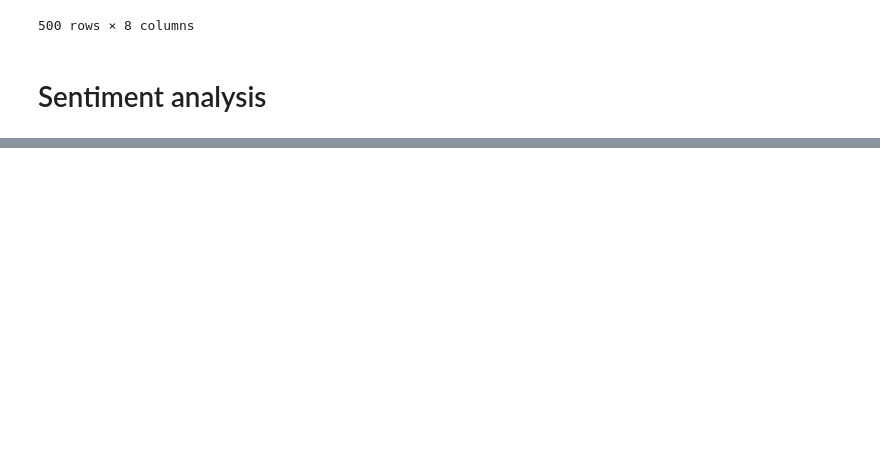
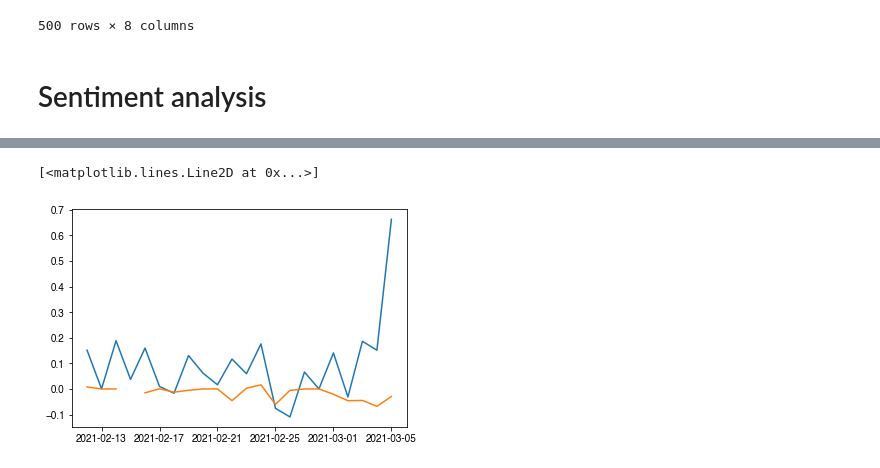
Before and after one commit to alessandraquig/SentimentAnalysisSubproject, a Jupyter notebook: FinanceSentimentAnalyser.ipynb, the cells around one changed output, grey strips where cells are left out. Cells and saved outputs as stored; diff of their text form; code cells hidden in the pictures; blank space fills up the shorter version.

Commit message:
Add more price data and sentiment price correlation plot

```diff
--- a/FinanceSentimentAnalyser.ipynb
+++ b/FinanceSentimentAnalyser.ipynb
@@ -33,8 +33,8 @@ df
 | 2021-02-12 00:00:00 | 5 Fun Takeaways From Elon Musk's ... | TSLA | benzinga | Tesla Inc (NASDAQ: TSLA) CEO Elon... | 2021-02-11 18:00:00 | 811.1900 | 815.700 | 811.1900 |
 500 rows × 8 columns
 # %%
-hour_change = (df['price_1h'] - df['price'])/df['price']
-day_change = (df['price_1d'] - df['price'])/df['price']
+df['change_1h'] = (df['price_1h'] - df['price'])/df['price']
+df['change_1d'] = (df['price_1d'] - df['price'])/df['price']
 # %% [markdown]
 # Sentiment analysis
 # %%
@@ -44,4 +44,4 @@ from nltk.sentiment.vader import SentimentIntensityAnalyzer
 
 vader = SentimentIntensityAnalyzer()
 scores = df['headline'].apply(vader.polarity_scores)
-scores
+df = df.join(pd.DataFrame.from_records(scores, index=df.index))
@@ -66,0 +67,7 @@ plt.plot(df.index, df['price_1d'])
+# %%
+mean_df = df.groupby([df.index.date]).mean().unstack()
+plt.plot(mean_df.xs('compound'))
+plt.plot(mean_df.xs('change_1d'))
+# %% [output]
+[<matplotlib.lines.Line2D at 0x...>]
+[figure, added]
```
Also changed, not shown: parts of 3 cells of this notebook, 6 other files.
